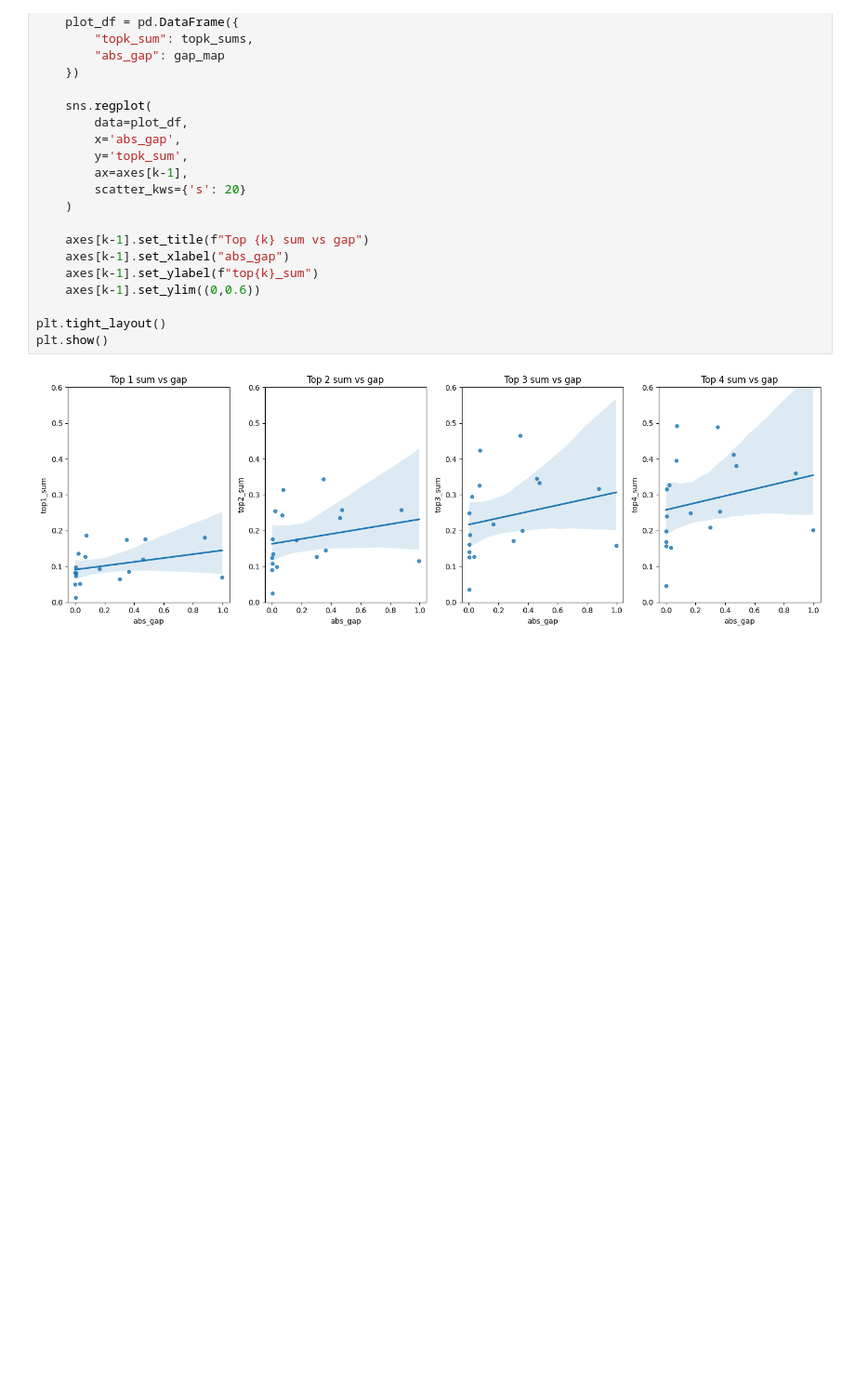
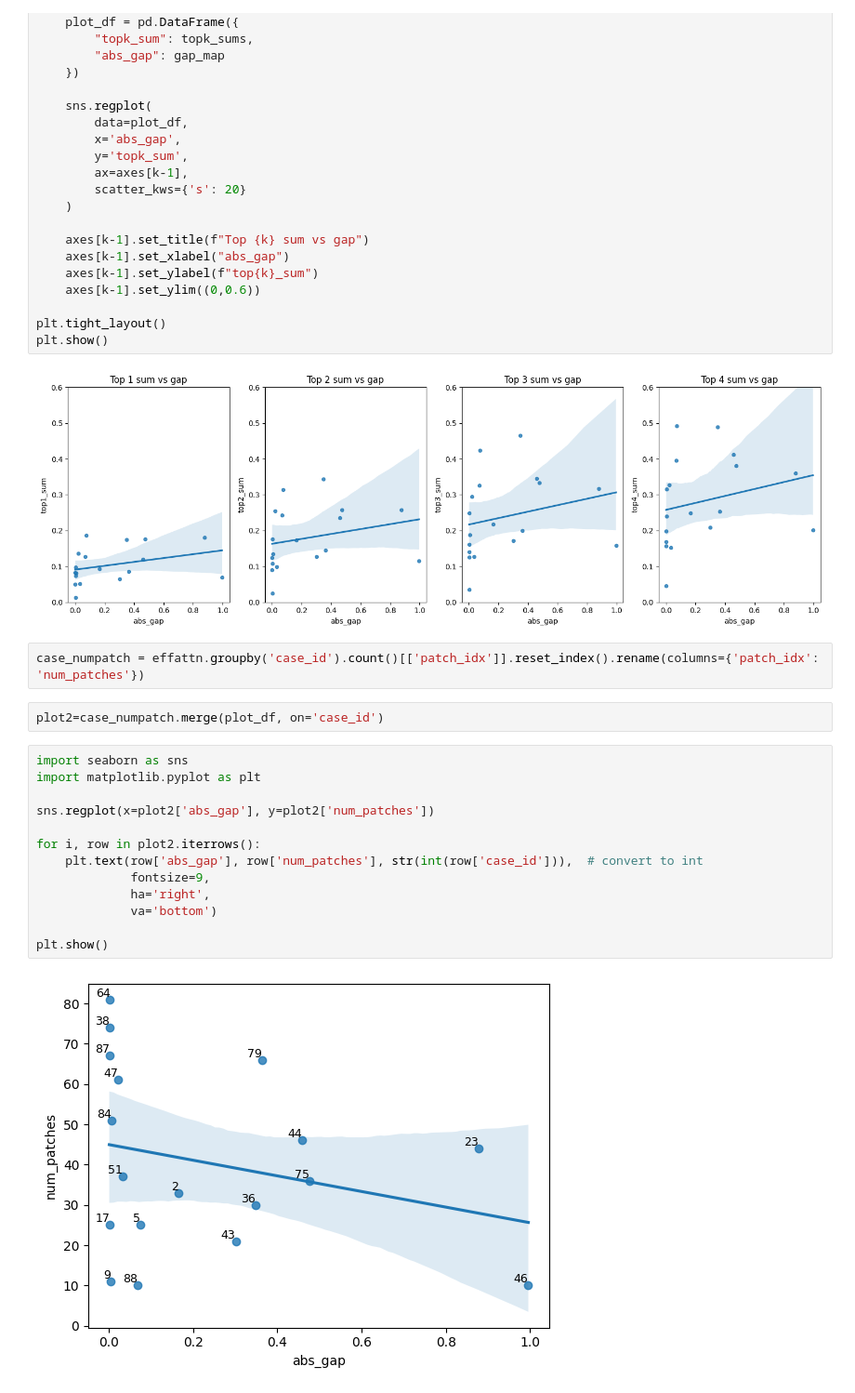
Before and after one commit to arvindkrishna87/STAT390_CMIL_Fall2025, a Jupyter notebook: Code/MIL/MIL_trainer_17Nov_Luna/visualize_predictions.ipynb, the cells around one changed output. Shown at 93% size. Cells and saved outputs as stored; diff of their text form; blank space fills up the shorter version.

```diff
--- a/Code/MIL/MIL_trainer_17Nov_Luna/visualize_predictions.ipynb
+++ b/Code/MIL/MIL_trainer_17Nov_Luna/visualize_predictions.ipynb
@@ -403,3 +403,22 @@ plt.tight_layout()
 plt.show()
 # %% [output]
 [figure]
+# %%
+case_numpatch = effattn.groupby('case_id').count()[['patch_idx']].reset_index().rename(columns={'patch_idx': 'num_patches'})
+# %%
+plot2=case_numpatch.merge(plot_df, on='case_id')
+# %%
+import seaborn as sns
+import matplotlib.pyplot as plt
+
+sns.regplot(x=plot2['abs_gap'], y=plot2['num_patches'])
+
+for i, row in plot2.iterrows():
+    plt.text(row['abs_gap'], row['num_patches'], str(int(row['case_id'])),  # convert to int
+             fontsize=9,
+             ha='right',
+             va='bottom')
+
+plt.show()
+# %% [output]
+[figure, added]
```
Also changed, not shown: 22 other files.
